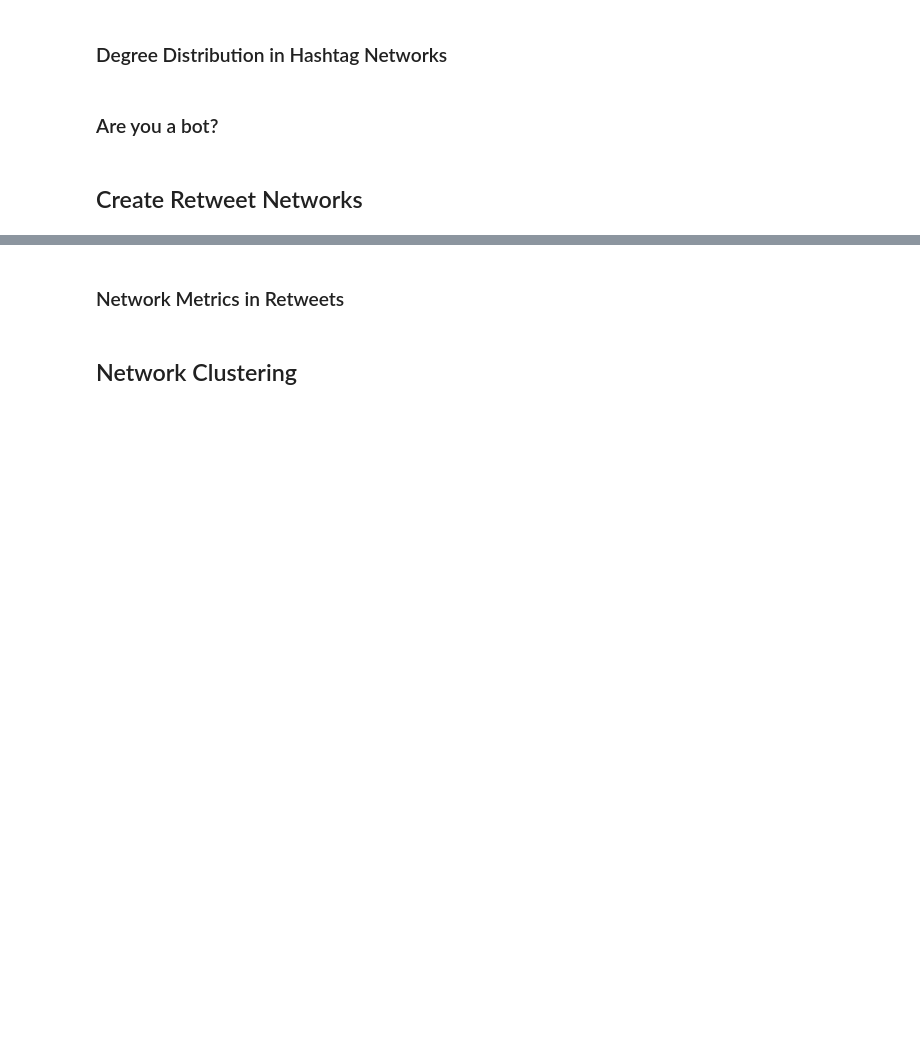
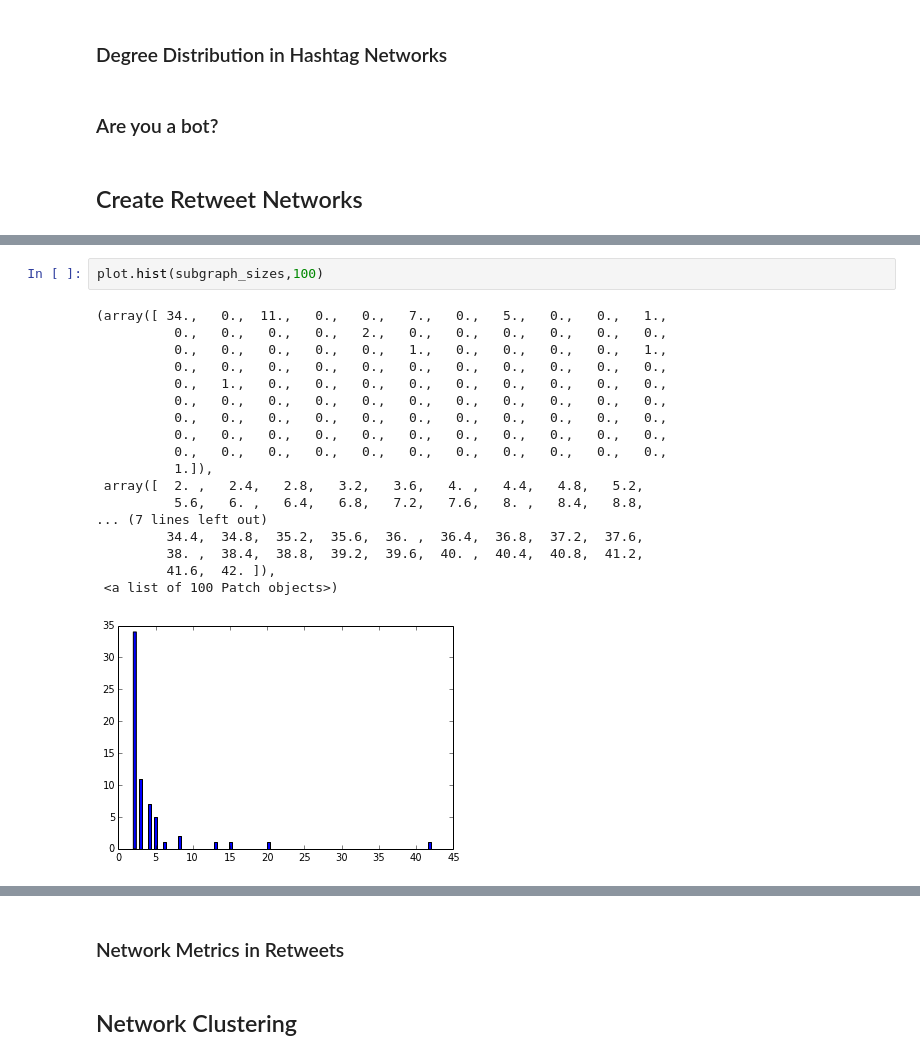
Before and after one commit to maksim2042/PolNet2014, a Jupyter notebook: Social Media Mining -- PolNet 2014.ipynb, the cells around one changed output, grey strips where cells are left out. Drawn from its saved outputs; the diff is of its cells as text; blank space fills up the shorter version.

```diff
--- a/Social Media Mining -- PolNet 2014.ipynb
+++ b/Social Media Mining -- PolNet 2014.ipynb
@@ -181,0 +194,21 @@ import utils
+# %%
+plot.hist(subgraph_sizes,100)
+# %% [output]
+(array([ 34.,   0.,  11.,   0.,   0.,   7.,   0.,   5.,   0.,   0.,   1.,
+          0.,   0.,   0.,   0.,   2.,   0.,   0.,   0.,   0.,   0.,   0.,
+          0.,   0.,   0.,   0.,   0.,   1.,   0.,   0.,   0.,   0.,   1.,
+          0.,   0.,   0.,   0.,   0.,   0.,   0.,   0.,   0.,   0.,   0.,
+          0.,   1.,   0.,   0.,   0.,   0.,   0.,   0.,   0.,   0.,   0.,
+          0.,   0.,   0.,   0.,   0.,   0.,   0.,   0.,   0.,   0.,   0.,
+          0.,   0.,   0.,   0.,   0.,   0.,   0.,   0.,   0.,   0.,   0.,
+          0.,   0.,   0.,   0.,   0.,   0.,   0.,   0.,   0.,   0.,   0.,
+          0.,   0.,   0.,   0.,   0.,   0.,   0.,   0.,   0.,   0.,   0.,
+          1.]),
+ array([  2. ,   2.4,   2.8,   3.2,   3.6,   4. ,   4.4,   4.8,   5.2,
+          5.6,   6. ,   6.4,   6.8,   7.2,   7.6,   8. ,   8.4,   8.8,
+... (7 lines left out)
+         34.4,  34.8,  35.2,  35.6,  36. ,  36.4,  36.8,  37.2,  37.6,
+         38. ,  38.4,  38.8,  39.2,  39.6,  40. ,  40.4,  40.8,  41.2,
+         41.6,  42. ]),
+ <a list of 100 Patch objects>)
+[figure, added]
```
Also changed, not shown: parts of 6 cells of this notebook.
